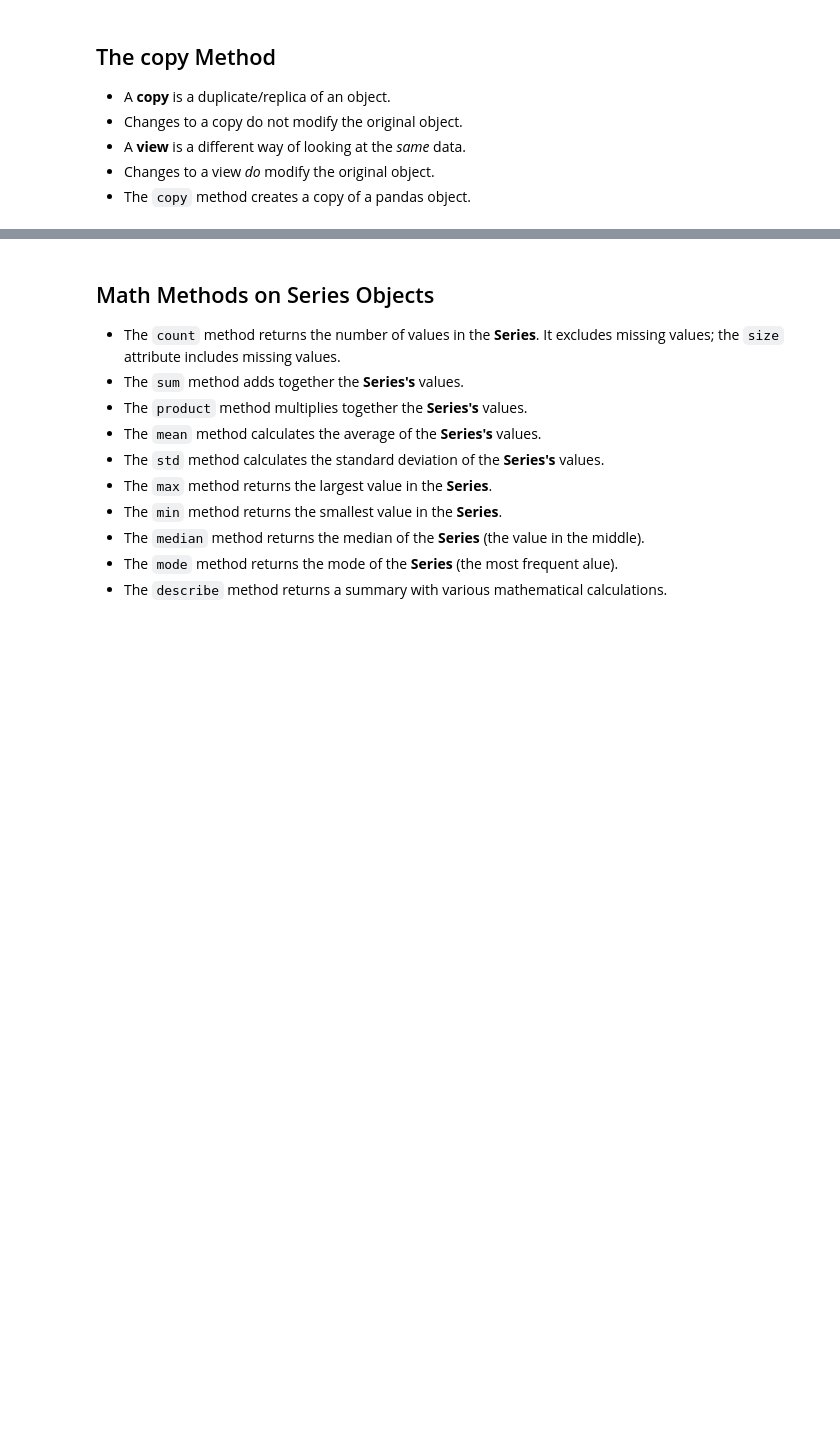
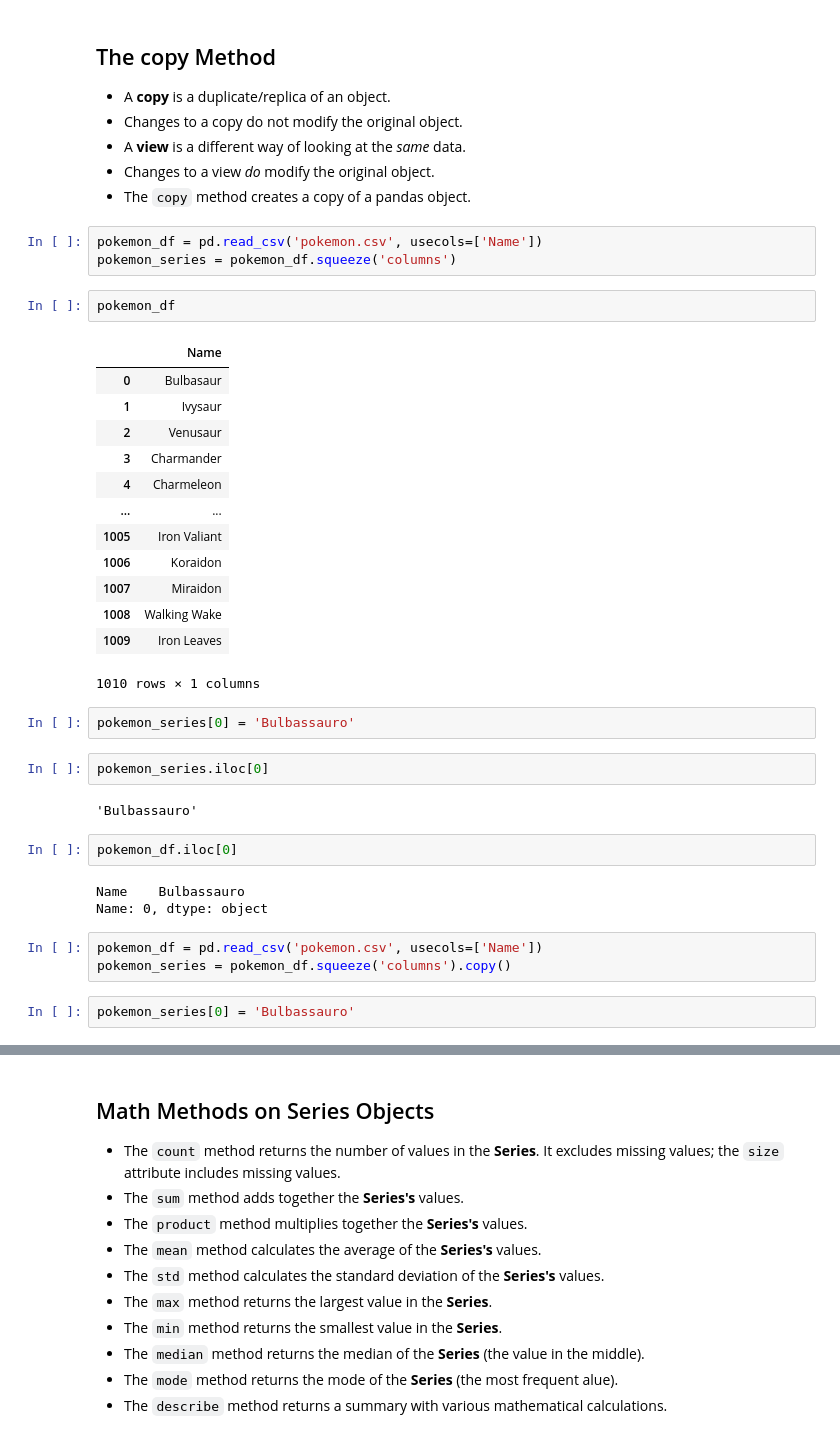
Before and after one commit to wolneihd/udemy_pandas, a Jupyter notebook: Incomplete/03 - Series.ipynb, the cells around one changed output, grey strips where cells are left out. Drawn from its saved outputs; the diff is of its cells as text; blank space fills up the shorter version.

```diff
--- a/Incomplete/03 - Series.ipynb
+++ b/Incomplete/03 - Series.ipynb
@@ -658,3 +725,38 @@ array(['Dark Green'], dtype=object)
 - A **view** is a different way of looking at the *same* data.
 - Changes to a view *do* modify the original object.
 - The `copy` method creates a copy of a pandas object.
+# %%
+pokemon_df = pd.read_csv('pokemon.csv', usecols=['Name'])
+pokemon_series = pokemon_df.squeeze('columns')
+# %%
+pokemon_df
+# %% [output]
+|  | Name |
+| 0 | Bulbasaur |
+| 1 | Ivysaur |
+| 2 | Venusaur |
+| 3 | Charmander |
+| 4 | Charmeleon |
+| ... | ... |
+| 1005 | Iron Valiant |
+| 1006 | Koraidon |
+| 1007 | Miraidon |
+| 1008 | Walking Wake |
+| 1009 | Iron Leaves |
+1010 rows × 1 columns
+# %%
+pokemon_series[0] = 'Bulbassauro'
+# %%
+pokemon_series.iloc[0]
+# %% [output]
+'Bulbassauro'
+# %%
+pokemon_df.iloc[0]
+# %% [output]
+Name    Bulbassauro
+Name: 0, dtype: object
+# %%
+pokemon_df = pd.read_csv('pokemon.csv', usecols=['Name'])
+pokemon_series = pokemon_df.squeeze('columns').copy()
+# %%
+pokemon_series[0] = 'Bulbassauro'
```
Also changed, not shown: parts of 40 cells of this notebook.
